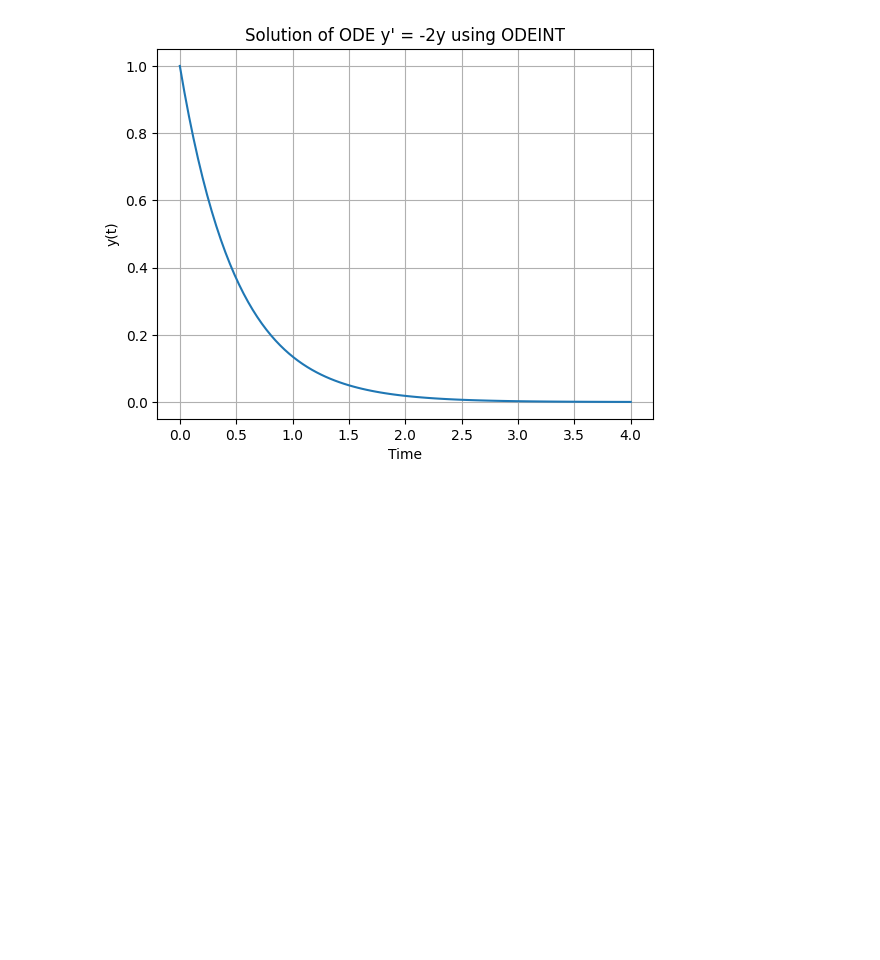
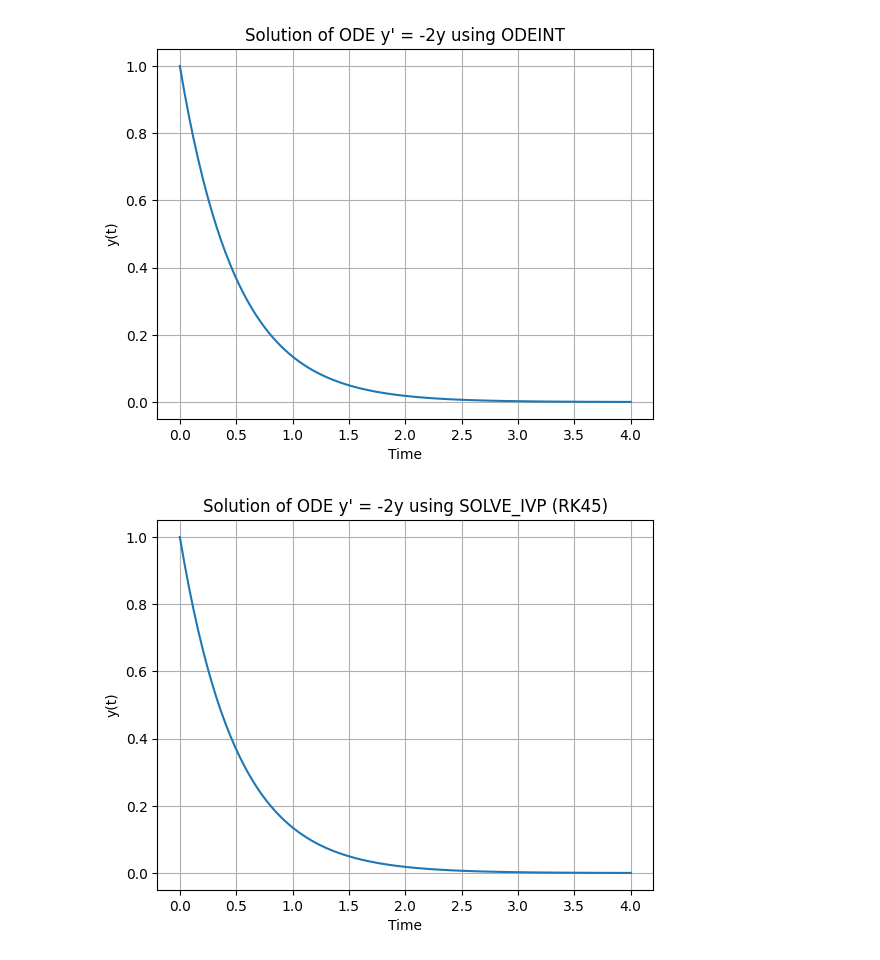
Before and after one commit to rvigneshwaran/datascience-implementations, a Jupyter notebook: 01-data-science-fundamentals/05-scipy-demonstration/11-advanced-integration.ipynb, the cells around one changed output. Cells and saved outputs as stored; diff of their text form; code cells hidden in the pictures; blank space fills up the shorter version.

Commit message:
Solving ODE wityh Different Techniuques in Scipy.

```diff
--- a/01-data-science-fundamentals/05-scipy-demonstration/11-advanced-integration.ipynb
+++ b/01-data-science-fundamentals/05-scipy-demonstration/11-advanced-integration.ipynb
@@ -82,3 +82,21 @@ plt.grid(True)
 plt.show()
 # %% [output]
 [figure]
+# %%
+# Example 11: Solving ODE with SOLVE_IVP (RK45 Method)
+from scipy.integrate import solve_ivp
+
+def ode_func_solve_ivp(t, y):
+    return -2 * y
+
+t_span = (0, 4)
+y0 = [1]
+result_solve_ivp = solve_ivp(ode_func_solve_ivp, t_span, y0, t_eval=t, method='RK45')
+plt.plot(result_solve_ivp.t, result_solve_ivp.y[0])
+plt.xlabel('Time')
+plt.ylabel('y(t)')
+plt.title('Solution of ODE y\' = -2y using SOLVE_IVP (RK45)')
+plt.grid(True)
+plt.show()
+# %% [output]
+[figure, added]
```
Also changed, not shown: parts of 4 cells of this notebook.
